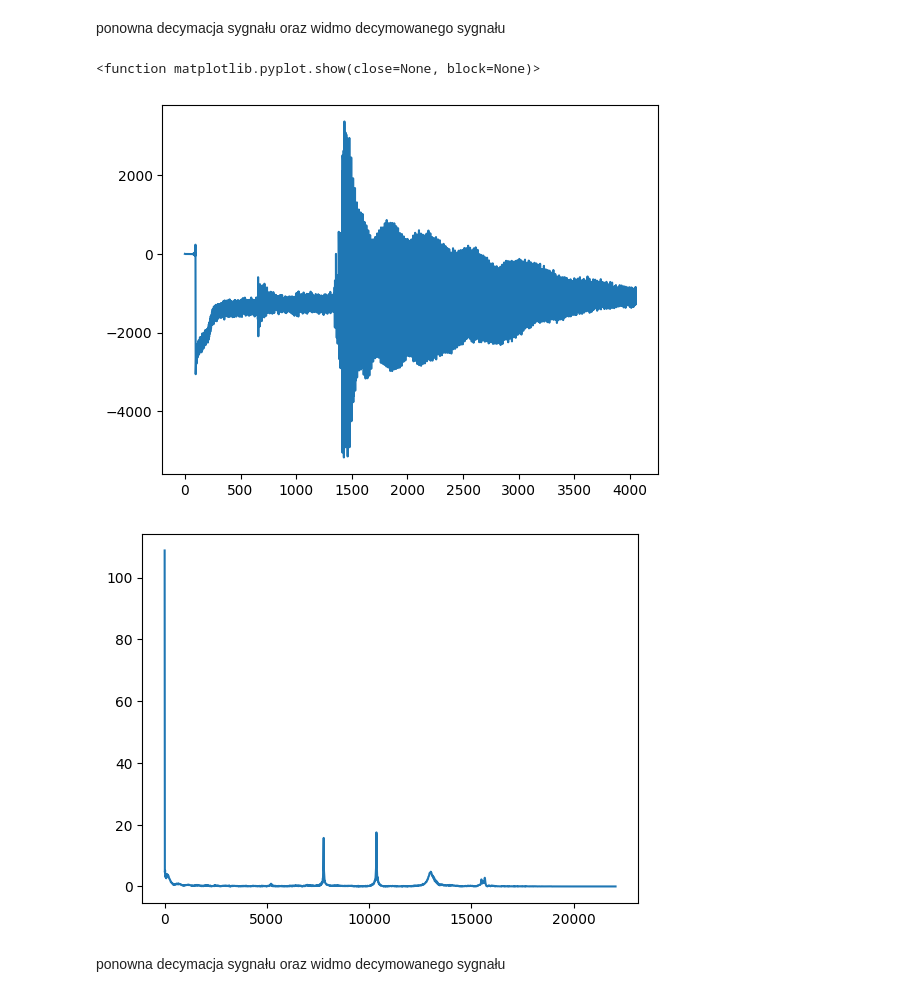
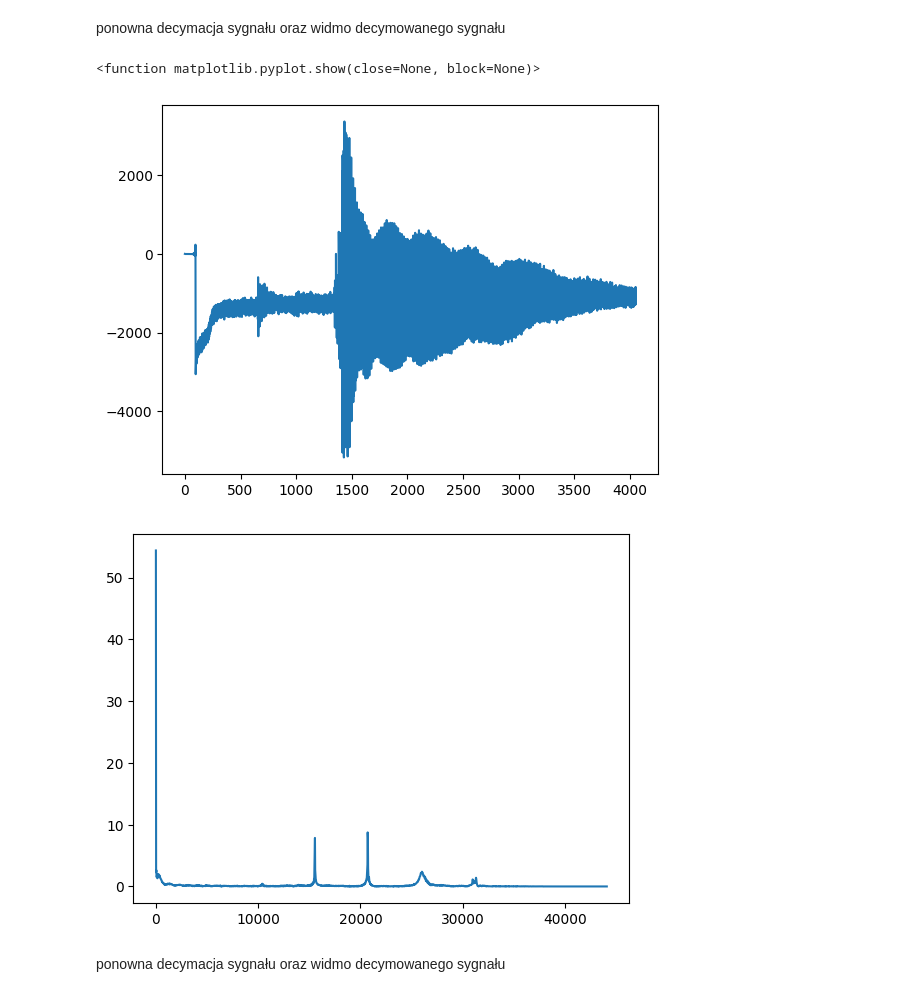
Before and after one commit to tynka022/SignalAnalisis, a Jupyter notebook: lab2/sprawozdanie2MToborek.ipynb, the cells around one changed output. Drawn from its saved outputs; the diff is of its cells as text; code cells hidden in the pictures.

```diff
--- a/lab2/sprawozdanie2MToborek.ipynb
+++ b/lab2/sprawozdanie2MToborek.ipynb
@@ -258,20 +258,20 @@ ponowna decymacja sygnału oraz widmo decymowanego sygnału
 # %%
 sygnal6 = sig.decimate(sygnal5,2)
 
 fig, ax = plt.subplots()
 ax.plot(sygnal6)
 plt.show
 
-wid_dec6=np.abs(np.fft.rfft(sygnal6)) /rate
-f = np.fft.rfftfreq(len(sygnal6), 1/rate)
+wid_dec6=np.abs(np.fft.rfft(sygnal6)) /rate/2
+f = np.fft.rfftfreq(len(sygnal6), 1/rate/2)
 
 fig, ax = plt.subplots()
 ax.plot(f[0:10000], wid_dec6[0:10000])
 plt.show
 # %% [output]
 <function matplotlib.pyplot.show(close=None, block=None)>
 [figure]
-[figure, old version]
+[figure, new version]
 # %% [markdown]
 ponowna decymacja sygnału oraz widmo decymowanego sygnału
 # %%
```
Also changed, not shown: parts of 7 cells of this notebook, 1 other file.
